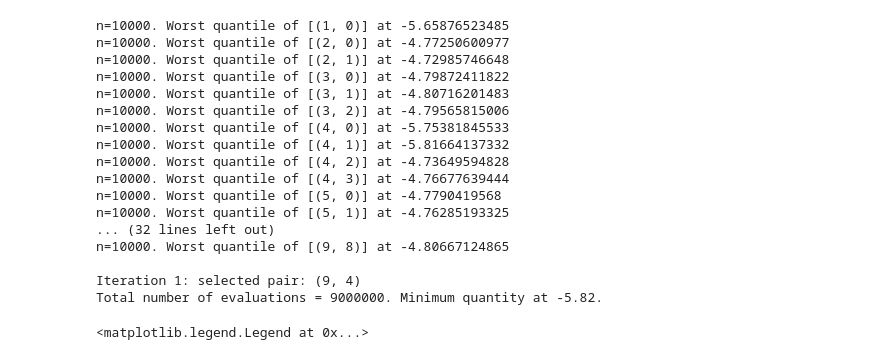
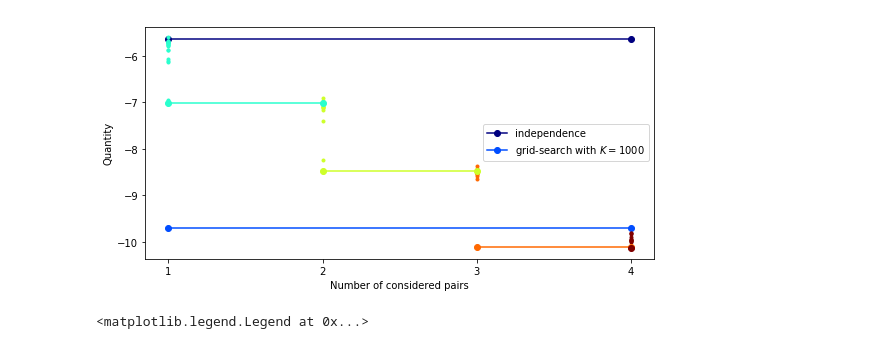
Before and after one commit to NazBen/dep-impact, a Jupyter notebook: examples/test-new-function.ipynb, the cells around one changed output. Cells and saved outputs as stored; diff of their text form; code cells hidden in the pictures.

Commit message:
new prod function and correction in iterative plot

```diff
--- a/examples/test-new-function.ipynb
+++ b/examples/test-new-function.ipynb
@@ -63,0 +61,4 @@ func = lambda x: func_cum_sum_weight(x, power)
+# %%
+n = 10000
+quant_estimate = ConservativeEstimate(model_func=test_func, margins=margins, families=families)
+indep_result = quant_estimate.independence(n_input_sample=n, q_func=q_func, random_state=random_state)[0]
@@ -64,11 +108,11 @@ func = lambda x: func_cum_sum_weight(x, power)
 # %%
 algorithm_parameters = {
-    "n_input_sample": 20000,
+    "n_input_sample": n,
     "n_dep_param_init": None,
     "max_n_pairs": 4,
     "grid_type": 'vertices',
     "q_func": q_func,
-    "n_add_pairs": 2,
+    "n_add_pairs": 1,
     "n_remove_pairs": 2,
     "adapt_vine_structure": False,
     "with_bootstrap": False,
@@ -105,6 +147,4 @@ KeyboardInterrupt:
-# %%
-quant_estimate = ConservativeEstimate(model_func=func, margins=margins, families=families)
 # %%
-n = 10000
-K = 2000
-grid_results = quant_estimate.gridsearch_minimize(n_dep_param=K, n_input_sample=n, q_func=q_func)
+K = 500
+grid_type = 'lhs'
+grid_results = quant_estimate.gridsearch_minimize(n_dep_param=K, n_input_sample=n, grid_type=grid_type, q_func=q_func)
@@ -118,39 +154,0 @@ grid_results.min_quantity
-# %%
-algorithm_parameters = {
-    "n_input_sample": 10000,
-    "n_dep_param_init": 20,
-    "max_n_pairs": 1,
-    "grid_type": 'lhs',
-    "q_func": q_func,
-    "n_add_pairs": 1,
-    "n_remove_pairs": 0,
-    "adapt_vine_structure": False,
-    "with_bootstrap": False,
-    "verbose": True,
-    "iterative_save": False,
-    "iterative_load": False,
-    "load_input_samples": False,
-    "keep_input_samples": False
-}
-
-quant_estimate = ConservativeEstimate(model_func=func, margins=margins, families=families)
-
-iterative_results = iterative_vine_minimize(estimate_object=quant_estimate, **algorithm_parameters)
-# %% [output]
-n=10000. Worst quantile of [(1, 0)] at -5.65876523485
-n=10000. Worst quantile of [(2, 0)] at -4.77250600977
-n=10000. Worst quantile of [(2, 1)] at -4.72985746648
-n=10000. Worst quantile of [(3, 0)] at -4.79872411822
-n=10000. Worst quantile of [(3, 1)] at -4.80716201483
-n=10000. Worst quantile of [(3, 2)] at -4.79565815006
-n=10000. Worst quantile of [(4, 0)] at -5.75381845533
-n=10000. Worst quantile of [(4, 1)] at -5.81664137332
-n=10000. Worst quantile of [(4, 2)] at -4.73649594828
-n=10000. Worst quantile of [(4, 3)] at -4.76677639444
-n=10000. Worst quantile of [(5, 0)] at -4.7790419568
-n=10000. Worst quantile of [(5, 1)] at -4.76285193325
-... (32 lines left out)
-n=10000. Worst quantile of [(9, 8)] at -4.80667124865
-
-Iteration 1: selected pair: (9, 4)
-Total number of evaluations = 9000000. Minimum quantity at -5.82.
@@ -160,0 +155,4 @@ plt.savefig('output/matrix_plot.png')
+# %%
+plot_iterative_results(iterative_results, indep_result=indep_result, grid_result=grid_results.min_result, q_func=q_func)
+# %% [output]
+[figure, added]
```
Also changed, not shown: parts of 12 cells of this notebook, 3 other files.
